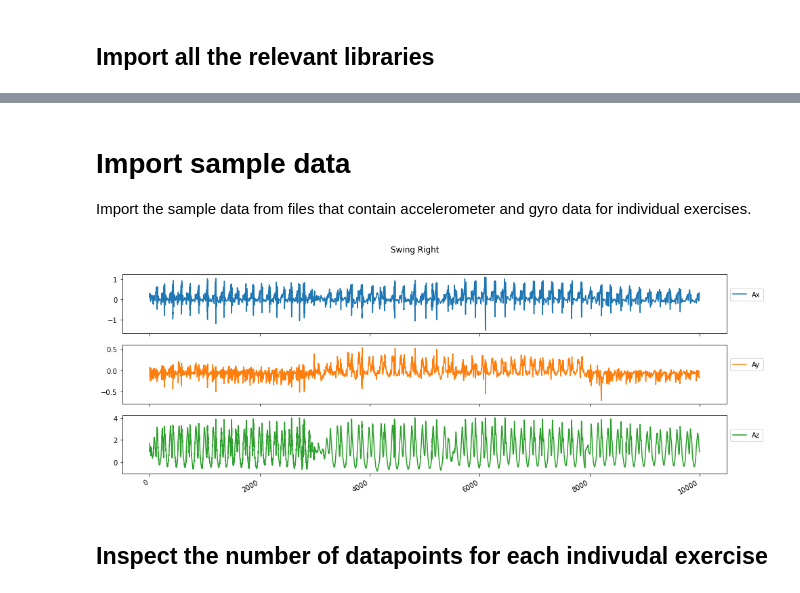
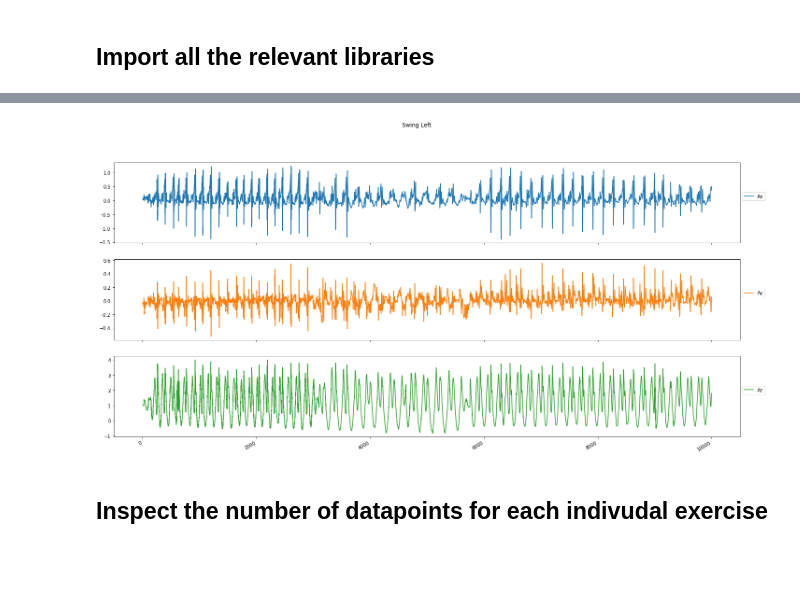
Before and after one commit to nikitaignatov/kettlebox, a Jupyter notebook: ml/kettlebell_tensorflow_mode.ipynb, the cells around one changed output, grey strips where cells are left out. Cells and saved outputs as stored; diff of their text form; code cells hidden in the pictures; blank space fills up the shorter version.

```diff
--- a/ml/kettlebell_tensorflow_mode.ipynb
+++ b/ml/kettlebell_tensorflow_mode.ipynb
@@ -113,37 +33,0 @@ def unique_labels(df):
-# %%
-def plot_activity(activity, df,i=1000,h=0):
-    data = df[df['Activity'] == activity][['Ax','Ay','Az']][h:i]
-    axis = data.plot(subplots=True, figsize=(24, 12),
-                     title=activity)
-    for ax in axis:
-        ax.legend(loc='lower left', bbox_to_anchor=(1.0, 0.5))
-
-def plot_activity_normalized(activity, df,i=1000):
-    data = df[df['Activity'] == activity][['Axs','Ays', 'Azs']][:i]
-    axis = data.plot(subplots=True, figsize=(16, 6),
-                     title=activity)
-    for ax in axis:
-        ax.legend(loc='lower left', bbox_to_anchor=(1.0, 0.5))
-
-def plot_activity_magnitude(activity, df,i=1000):
-    data = df[df['Activity'] == activity][['Am', 'Gm']][:i]
-    axis = data.plot(subplots=True, figsize=(16, 6),
-                     title=activity)
-    for ax in axis:
-        ax.legend(loc='lower left', bbox_to_anchor=(1.0, 0.5))
-
-
-def plot_datasets(df,i=1000):
-    for activity in unique_labels(df):
-        plot_activity(activity, df,i)
-
-def plot_datasets_magnitude(df,i=1000):
-    for activity in unique_labels(df):
-        plot_activity_magnitude(activity, df,i)
-
-def plot_datasets_normalized(df,i=1000):
-    for activity in unique_labels(df):
-        plot_activity_normalized(activity, df,i)
-# %% [markdown]
-# Import sample data
-Import the sample data from files that contain accelerometer and gyro data for individual exercises.
@@ -207,8 +38,9 @@ df = df.append([df_swing_l])
 # %%
+df = transform()
 df[50:55]
-plot_activity('Swing Right',df,i=10000)
+plot_activity('Swing Left',df,i=10000)
 # %% [output]
-[figure, old version]
+[figure, new version]
 # %% [markdown]
 ## Inspect the number of datapoints for each indivudal exercise
 # %%
```
Also changed, not shown: parts of 22 cells of this notebook, 8 other files.
